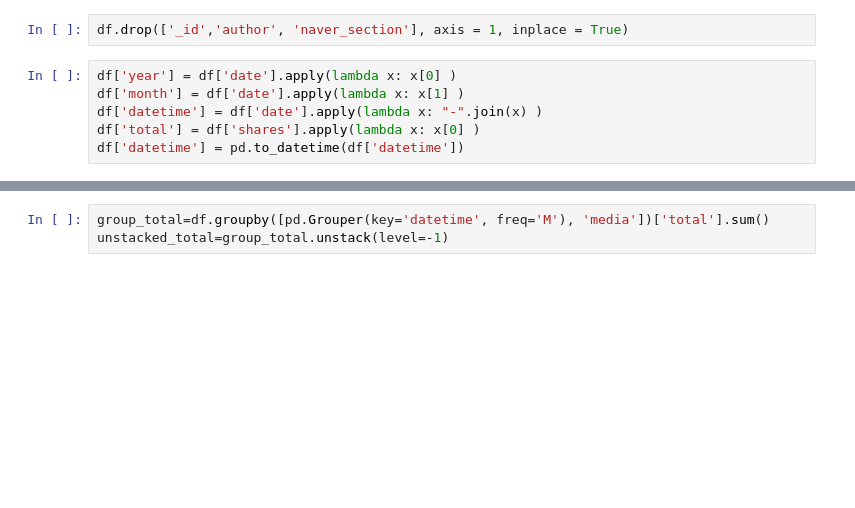
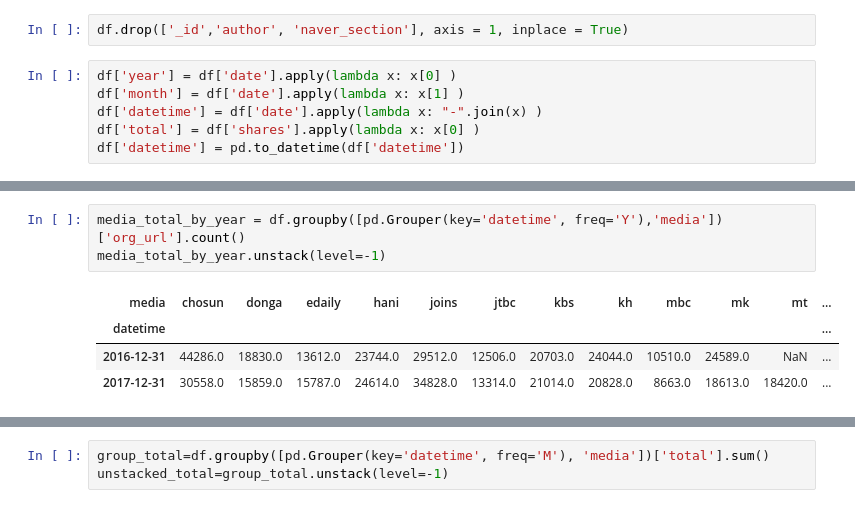
Before and after one commit to theoseo/newsmine, a Jupyter notebook: src/Facebook news share trend 1617.ipynb, the cells around one changed output, grey strips where cells are left out. Saved outputs shown, nothing was run; the diff lists cells and outputs as text; blank space fills up the shorter version.

```diff
--- a/src/Facebook news share trend 1617.ipynb
+++ b/src/Facebook news share trend 1617.ipynb
@@ -31,0 +56,8 @@ df['datetime'] = pd.to_datetime(df['datetime'])
+# %%
+media_total_by_year = df.groupby([pd.Grouper(key='datetime', freq='Y'),'media'])['org_url'].count()
+media_total_by_year.unstack(level=-1)
+# %% [output]
+| media | chosun | donga | edaily | hani | joins | jtbc | kbs | kh | mbc | mk | mt | ... |
+| datetime |  |  |  |  |  |  |  |  |  |  |  | ... |
+| 2016-12-31 | 44286.0 | 18830.0 | 13612.0 | 23744.0 | 29512.0 | 12506.0 | 20703.0 | 24044.0 | 10510.0 | 24589.0 | NaN | ... |
+| 2017-12-31 | 30558.0 | 15859.0 | 15787.0 | 24614.0 | 34828.0 | 13314.0 | 21014.0 | 20828.0 | 8663.0 | 18613.0 | 18420.0 | ... |
```
Also changed, not shown: parts of 8 cells of this notebook.
